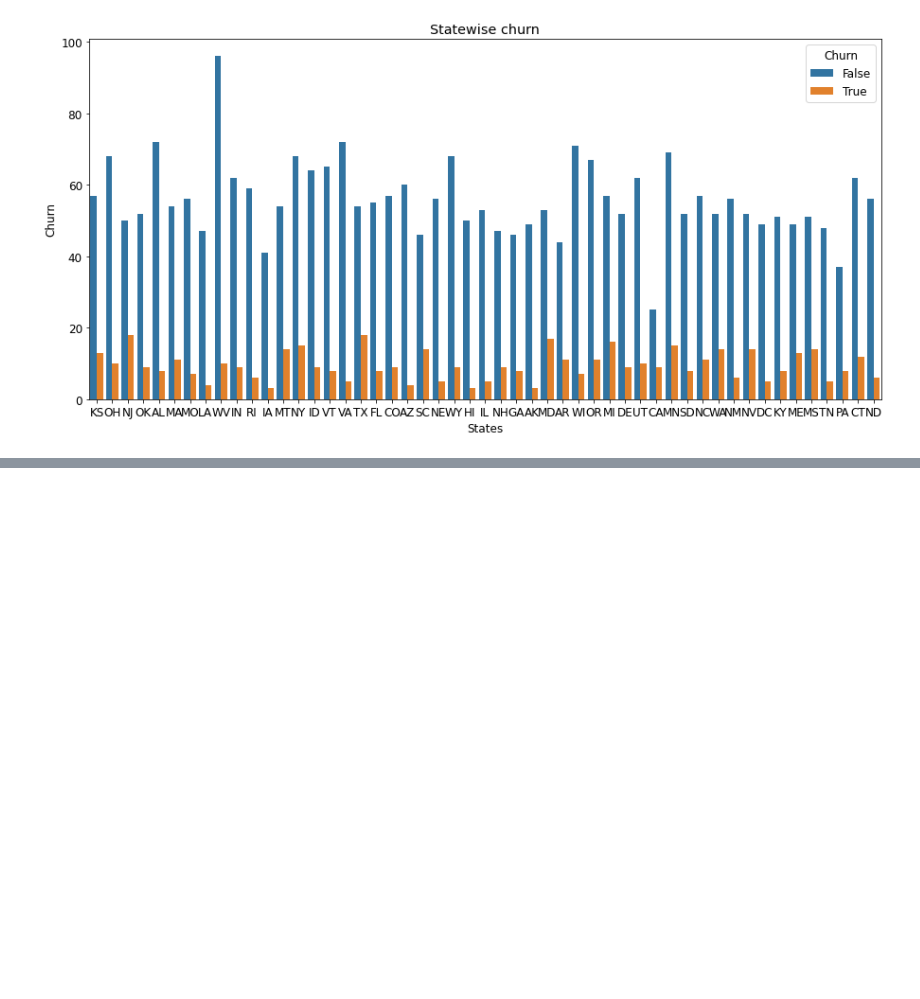
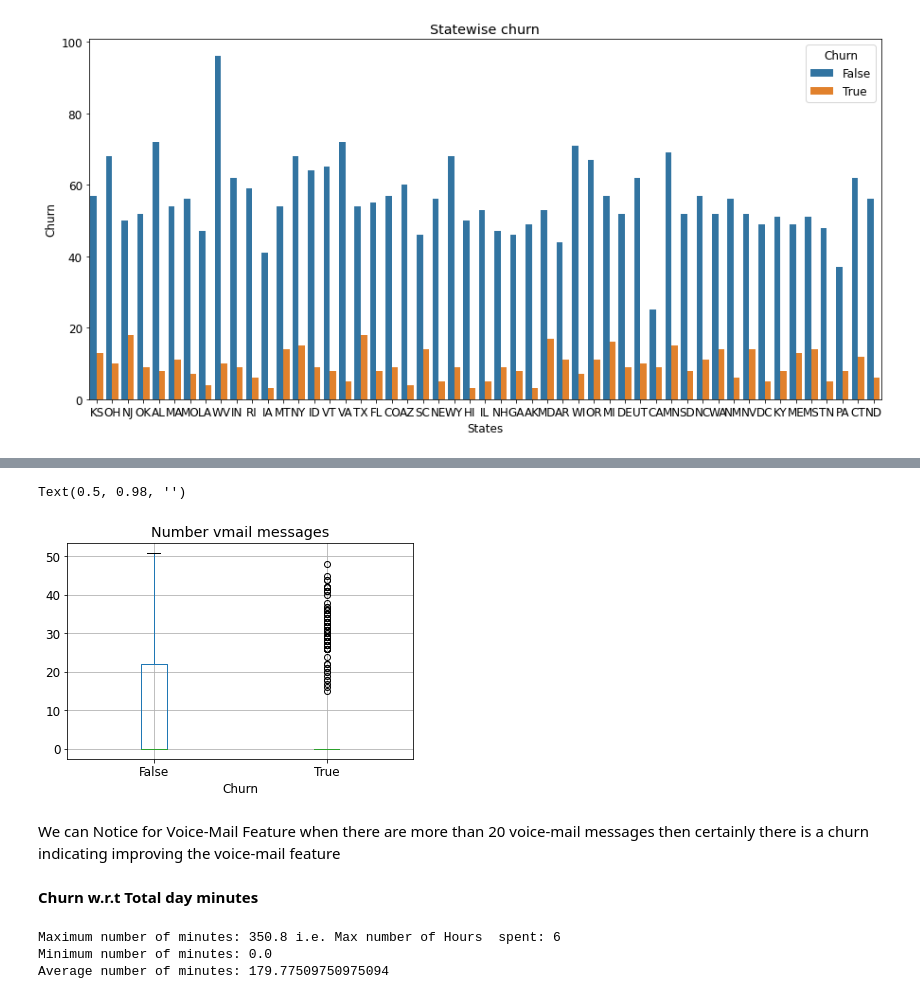
Before and after one commit to Ka275578/telecom_churn_analysis, a Jupyter notebook: telecom_churn_analysis.ipynb, the cells around one changed output, grey strips where cells are left out. Cells and saved outputs as stored; diff of their text form; code cells hidden in the pictures; blank space fills up the shorter version.

```diff
--- a/telecom_churn_analysis.ipynb
+++ b/telecom_churn_analysis.ipynb
@@ -220,0 +224,5 @@ plt.show()
+# %%
+#Replacing 'Yes' or 'No' with '1' or '0' respectively as integers
+df['International plan'] = df['International plan'].replace('Yes',1).replace('No',0).astype(int)
+df['Voice mail plan'] = df['Voice mail plan'].replace('Yes',1).replace('No',0).astype(int)
+df
@@ -220,0 +258,20 @@ plt.show()
+# %%
+
+plt.show()
+df.boxplot(column='Number vmail messages',  by='Churn')
+plt.suptitle('')
+# %% [output]
+Text(0.5, 0.98, '')
+[figure, added]
+# %% [markdown]
+We can Notice for Voice-Mail Feature when there are more than 20 voice-mail messages then certainly there is a churn indicating improving the voice-mail feature
+# %% [markdown]
+**Churn w.r.t Total day minutes**
+# %%
+print('Maximum number of minutes:',df['Total day minutes'].max(),'i.e. Max number of Hours  spent:',round(df['Total day minutes'].max()/60))
+print('Minimum number of minutes:',df['Total day minutes'].min())
+print('Average number of minutes:',df['Total day minutes'].mean())
+# %% [output]
+Maximum number of minutes: 350.8 i.e. Max number of Hours  spent: 6
+Minimum number of minutes: 0.0
+Average number of minutes: 179.77509750975094
```
Also changed, not shown: parts of 49 cells of this notebook.
